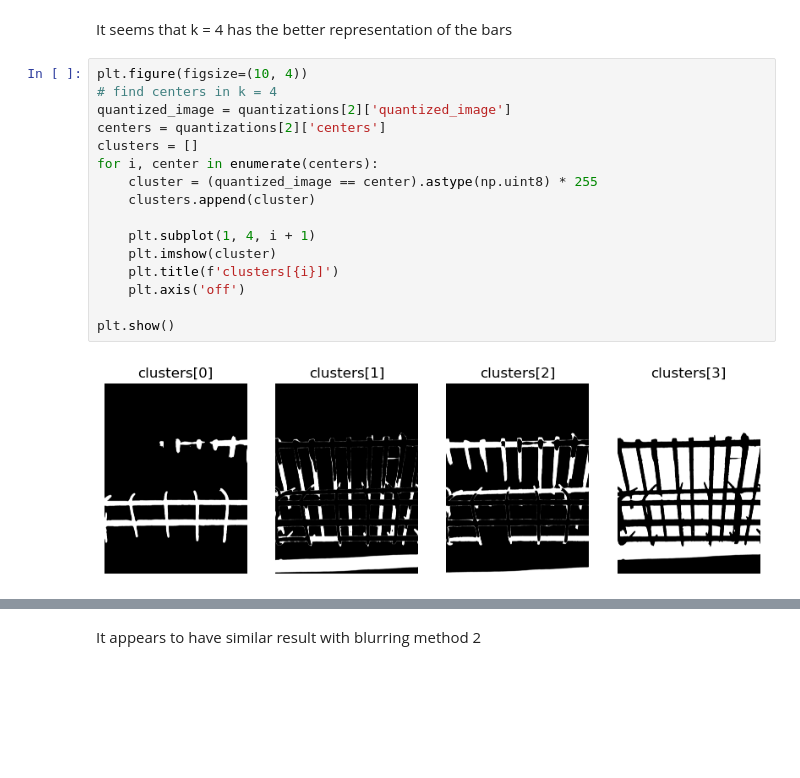
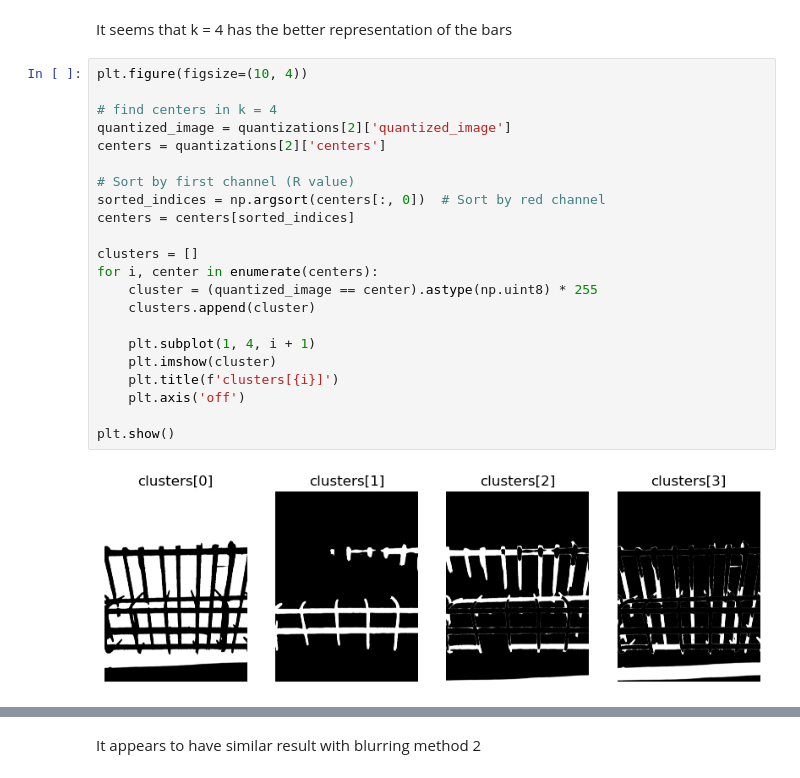
Before and after one commit to HsiaoHungKai/Depth_Models, a Jupyter notebook: corner_detection.ipynb, the cells around one changed output, grey strips where cells are left out. Drawn from its saved outputs; the diff is of its cells as text; blank space fills up the shorter version.

Commit message:
sort centers

```diff
--- a/corner_detection.ipynb
+++ b/corner_detection.ipynb
@@ -300,22 +300,28 @@ plt.show()
 It seems that k = 4 has the better representation of the bars
 # %%
 plt.figure(figsize=(10, 4))
+
 # find centers in k = 4
 quantized_image = quantizations[2]['quantized_image']
 centers = quantizations[2]['centers']
+
+# Sort by first channel (R value)
+sorted_indices = np.argsort(centers[:, 0])  # Sort by red channel
+centers = centers[sorted_indices]
+
 clusters = []
 for i, center in enumerate(centers):
     cluster = (quantized_image == center).astype(np.uint8) * 255
     clusters.append(cluster)
 
     plt.subplot(1, 4, i + 1)
     plt.imshow(cluster)
     plt.title(f'clusters[{i}]')
     plt.axis('off')
 
 plt.show()
 # %% [output]
-[figure, old version]
+[figure, new version]
 # %%
 # Convert clusters to proper grayscale for corner detection
 cluster1_gray = clusters[1][:,:,0]
```
Also changed, not shown: parts of 1 cell of this notebook.
